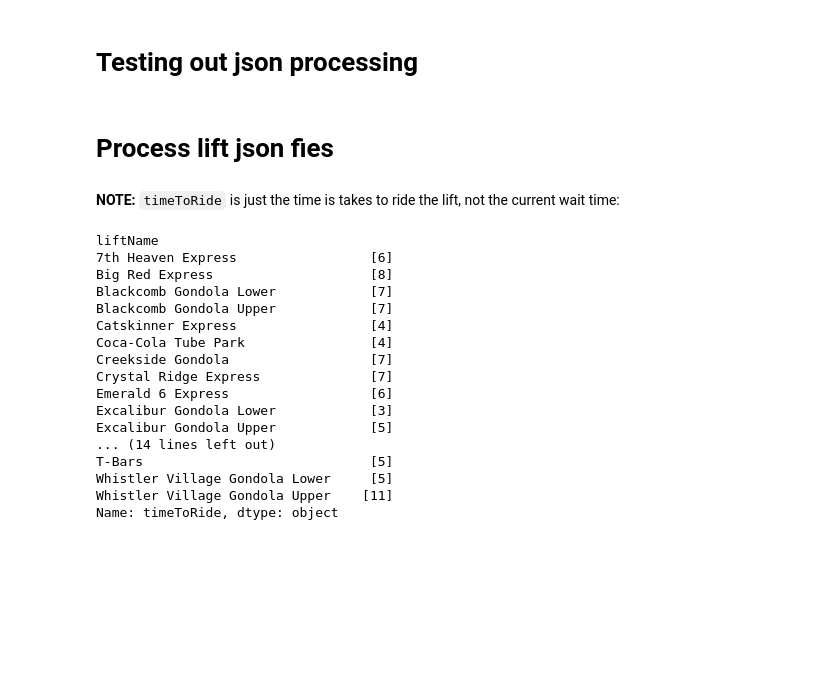
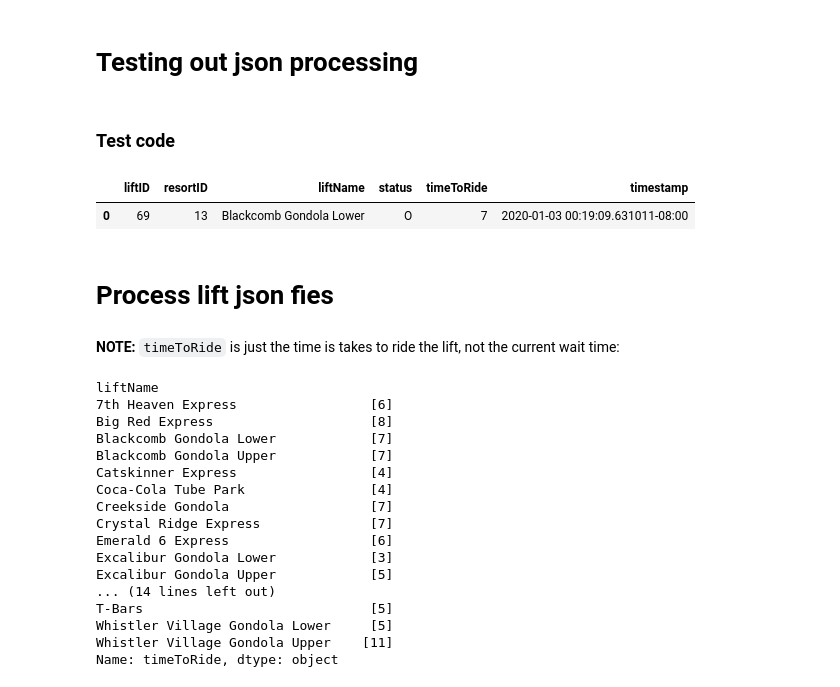
Before and after one commit to Pall-v/snowbot, a Jupyter notebook: notebooks/2.0-pv-process-json.ipynb, the cells around one changed output. Drawn from its saved outputs; the diff is of its cells as text; code cells hidden in the pictures; blank space fills up the shorter version.

```diff
--- a/notebooks/2.0-pv-process-json.ipynb
+++ b/notebooks/2.0-pv-process-json.ipynb
@@ -123,13 +123,38 @@ def load_merged_json_as_df(merged_file):
         return df
 
 
-def get_status_changes(df):
-    '''Returns a dataframe that only includes the times when there was a change to a new status'''
+def get_status_changes(df, keep_oldest=False):
+    """
+    Filter out rows that do not represent a status change.
 
-    def calc_status_change(df):
-        firstrow = df.loc[df['timestamp'].idxmin()]
+    Parameters
+    ----------
+    df : pandas.DataFrame
+        Includes 'status' and timestamp columns.  Lists status of every lift for each timestamp.
+    keep_oldest : boolean
+        Indicates if the returned DataFrame should keep the oldest status for each lift even if
+        a lift has no status changes.  This is so that the earliest status for each lift is not
+        lost, and all lifts are listed the returned DataFrame even if their status has not
+        changed.  Use `False` when there is just one DataFrame to process.  Use `True` is cases
+        where the status chages will be appended to an existing dataframe that already has at
+        least one row for each lift.
+
+    Returns
+    -------
+    pandas.DataFrame
+        Only includes the rows from the original dataframe where there was a change to a new
+        status.
+    """
+
+    def calc_status_change(df, keep_oldest=keep_oldest):
         change_rows = df[df.status.ne(df.status.shift())]
-        keep_df = firstrow.to_frame().T.append(change_rows)
+
+        if keep_oldest:
+            firstrow = df.loc[df['timestamp'].idxmin()]
+            keep_df = firstrow.to_frame().T.append(change_rows)
+        else:
+            keep_df = change_rows
+
 
         # Remove so that we don't need to write another column to S3 as we scrape?
         # Just calculate it when plotting and predicting?
@@ -146,6 +171,17 @@ def get_status_changes(df):
     return df
 
 # TBD: may need to convert timestamp to days (e.g. for Tableau)
+# %% [markdown]
+### Test code
+# %%
+test_df = load_merged_json_as_df(merged_test_file)
+test_df.sort_values(by=['liftID', 'timestamp'])
+# %%
+# TBD: test that len is 1 when keep_oldest=False and larger otherwise
+get_status_changes(test_df, keep_oldest=False).sort_values(by=['liftID', 'timestamp'])
+# %% [output]
+|  | liftID | resortID | liftName | status | timeToRide | timestamp |
+| 0 | 69 | 13 | Blackcomb Gondola Lower | O | 7 | 2020-01-03 00:19:09.631011-08:00 |
 # %% [markdown]
 # Process lift json fies
 # %%
```
Also changed, not shown: parts of 10 cells of this notebook, 4 other files.
